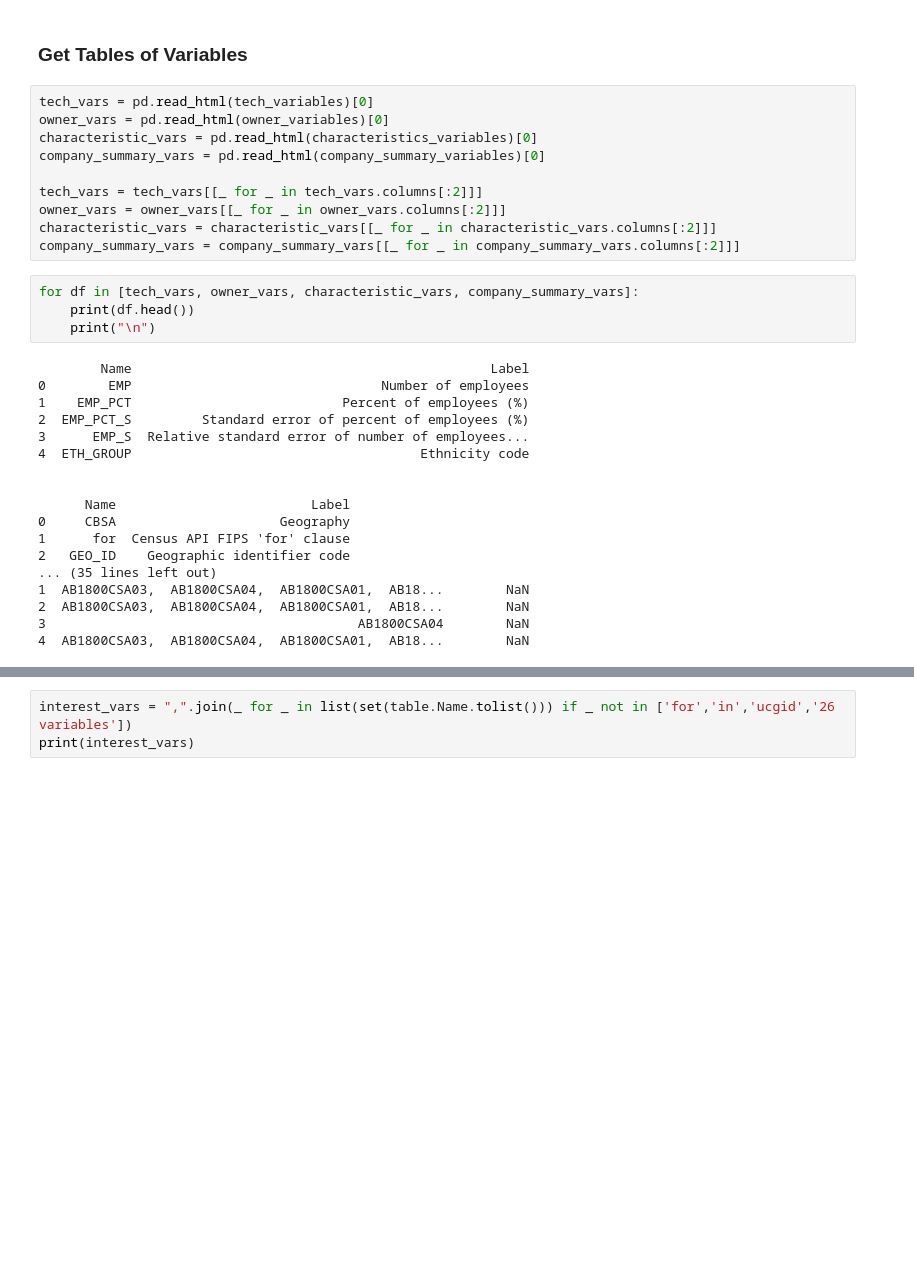
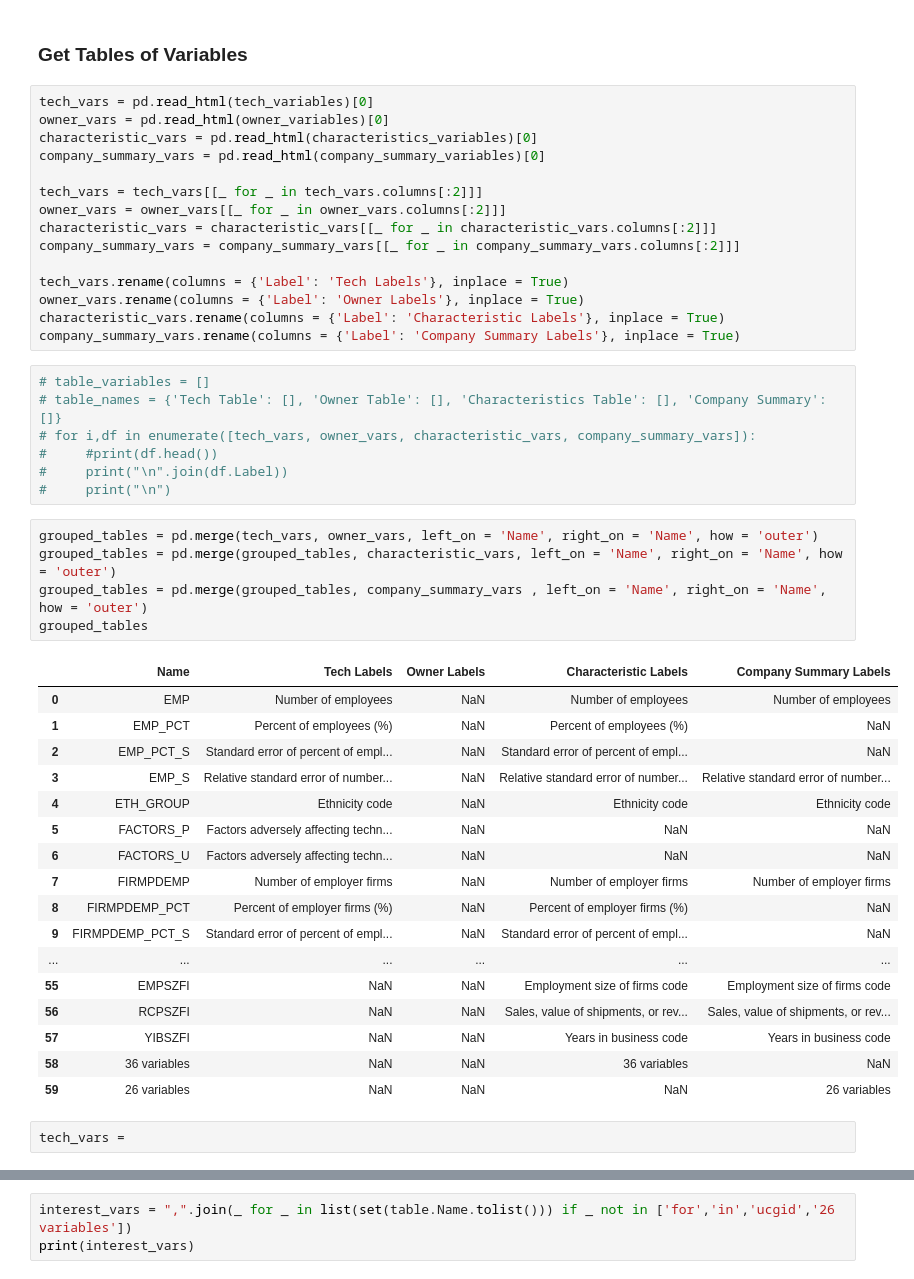
Before and after one commit to jedc4xer/group_census_exercise, a Jupyter notebook: data_exploration.ipynb, the cells around one changed output, grey strips where cells are left out. Cells and saved outputs as stored; diff of their text form; blank space fills up the shorter version.

```diff
--- a/data_exploration.ipynb
+++ b/data_exploration.ipynb
@@ -20,25 +20,40 @@ tech_vars = tech_vars[[_ for _ in tech_vars.columns[:2]]]
 owner_vars = owner_vars[[_ for _ in owner_vars.columns[:2]]]
 characteristic_vars = characteristic_vars[[_ for _ in characteristic_vars.columns[:2]]]
 company_summary_vars = company_summary_vars[[_ for _ in company_summary_vars.columns[:2]]]
+
+tech_vars.rename(columns = {'Label': 'Tech Labels'}, inplace = True)
+owner_vars.rename(columns = {'Label': 'Owner Labels'}, inplace = True)
+characteristic_vars.rename(columns = {'Label': 'Characteristic Labels'}, inplace = True)
+company_summary_vars.rename(columns = {'Label': 'Company Summary Labels'}, inplace = True)
 # %%
-for df in [tech_vars, owner_vars, characteristic_vars, company_summary_vars]:
-    print(df.head())
-    print("\n")
+# table_variables = []
+# table_names = {'Tech Table': [], 'Owner Table': [], 'Characteristics Table': [], 'Company Summary': []}
+# for i,df in enumerate([tech_vars, owner_vars, characteristic_vars, company_summary_vars]):
+#     #print(df.head())
+#     print("\n".join(df.Label))
+#     print("\n")
-# %% [output]
-        Name                                              Label
-0        EMP                                Number of employees
-1    EMP_PCT                           Percent of employees (%)
-2  EMP_PCT_S         Standard error of percent of employees (%)
-3      EMP_S  Relative standard error of number of employees...
-4  ETH_GROUP                                     Ethnicity code
-
-
-      Name                         Label
-0     CBSA                     Geography
-1      for  Census API FIPS 'for' clause
-2   GEO_ID    Geographic identifier code
-... (35 lines left out)
-1  AB1800CSA03,  AB1800CSA04,  AB1800CSA01,  AB18...        NaN
-2  AB1800CSA03,  AB1800CSA04,  AB1800CSA01,  AB18...        NaN
-3                                        AB1800CSA04        NaN
-4  AB1800CSA03,  AB1800CSA04,  AB1800CSA01,  AB18...        NaN
+# %%
+grouped_tables = pd.merge(tech_vars, owner_vars, left_on = 'Name', right_on = 'Name', how = 'outer')
+grouped_tables = pd.merge(grouped_tables, characteristic_vars, left_on = 'Name', right_on = 'Name', how = 'outer')
+grouped_tables = pd.merge(grouped_tables, company_summary_vars , left_on = 'Name', right_on = 'Name', how = 'outer')
+grouped_tables
+# %% [output]
+|  | Name | Tech Labels | Owner Labels | Characteristic Labels | Company Summary Labels |
+| 0 | EMP | Number of employees | NaN | Number of employees | Number of employees |
+| 1 | EMP_PCT | Percent of employees (%) | NaN | Percent of employees (%) | NaN |
+| 2 | EMP_PCT_S | Standard error of percent of empl... | NaN | Standard error of percent of empl... | NaN |
+| 3 | EMP_S | Relative standard error of number... | NaN | Relative standard error of number... | Relative standard error of number... |
+| 4 | ETH_GROUP | Ethnicity code | NaN | Ethnicity code | Ethnicity code |
+| 5 | FACTORS_P | Factors adversely affecting techn... | NaN | NaN | NaN |
+| 6 | FACTORS_U | Factors adversely affecting techn... | NaN | NaN | NaN |
+| 7 | FIRMPDEMP | Number of employer firms | NaN | Number of employer firms | Number of employer firms |
+| 8 | FIRMPDEMP_PCT | Percent of employer firms (%) | NaN | Percent of employer firms (%) | NaN |
+| 9 | FIRMPDEMP_PCT_S | Standard error of percent of empl... | NaN | Standard error of percent of empl... | NaN |
+| ... | ... | ... | ... | ... | ... |
+| 55 | EMPSZFI | NaN | NaN | Employment size of firms code | Employment size of firms code |
+| 56 | RCPSZFI | NaN | NaN | Sales, value of shipments, or rev... | Sales, value of shipments, or rev... |
+| 57 | YIBSZFI | NaN | NaN | Years in business code | Years in business code |
+| 58 | 36 variables | NaN | NaN | 36 variables | NaN |
+| 59 | 26 variables | NaN | NaN | NaN | 26 variables |
+# %%
+tech_vars =
```
Also changed, not shown: parts of 4 cells of this notebook.
